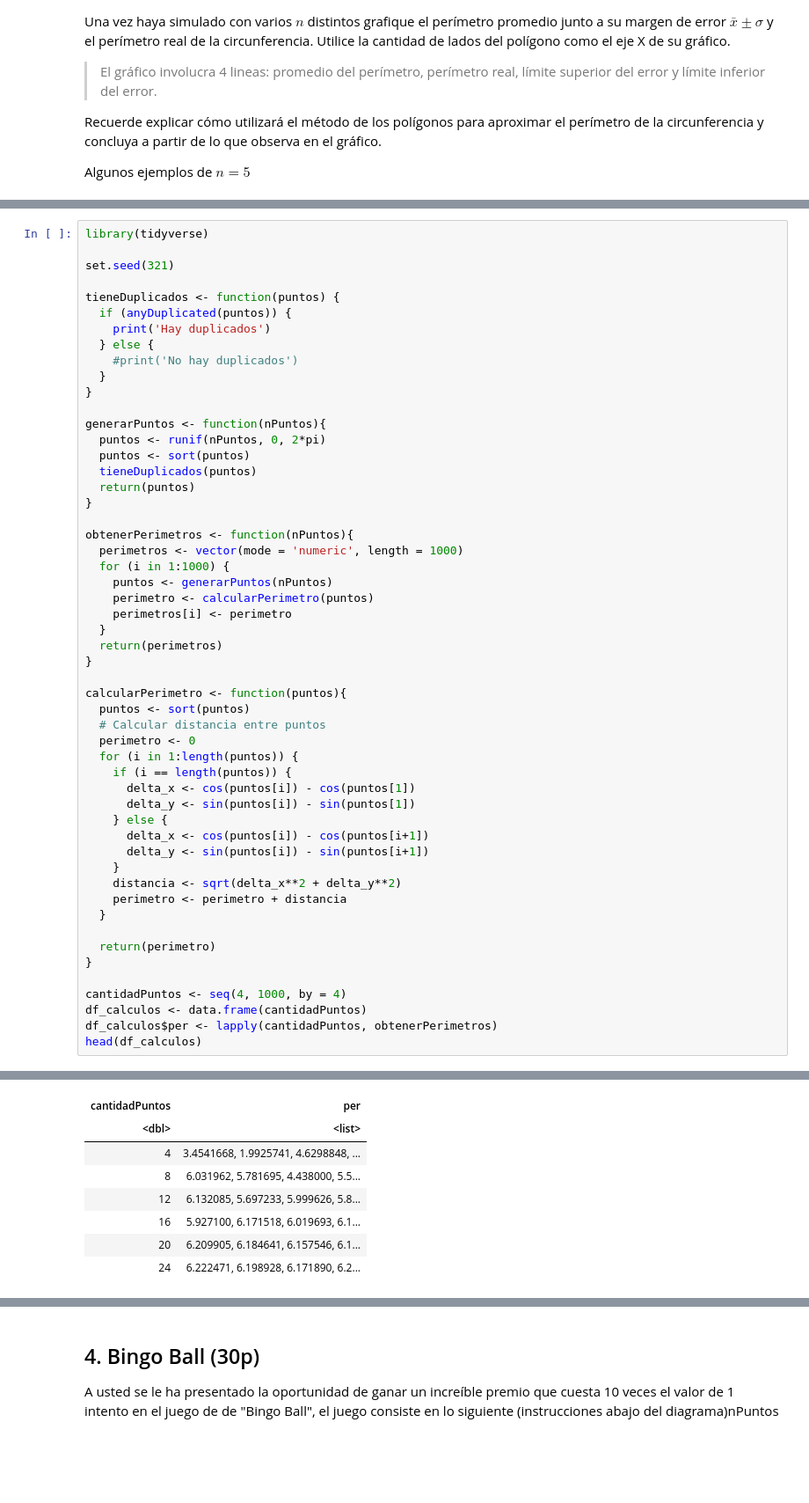
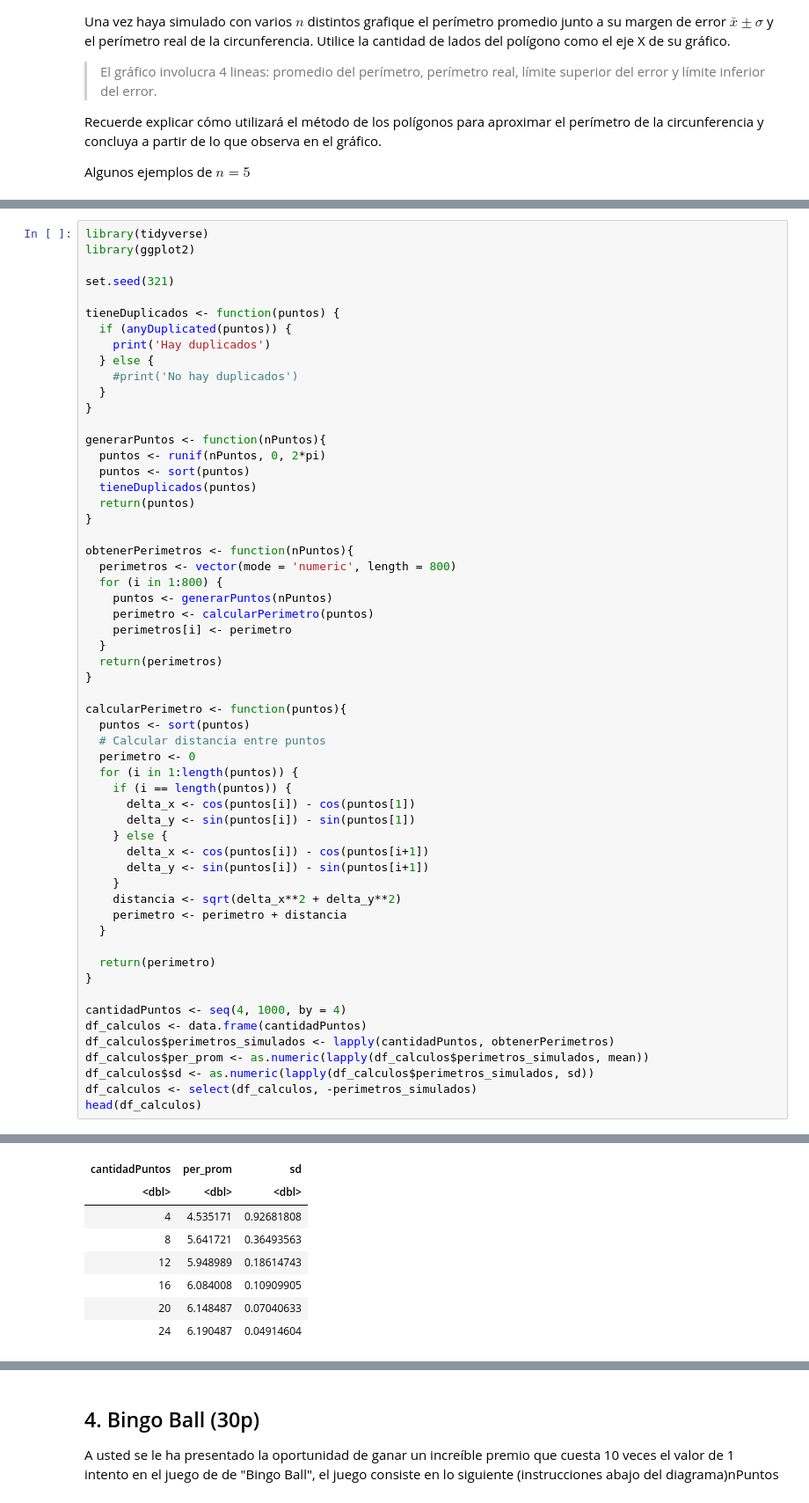
Before and after one commit to jpjorquera/Lab1-Estaca, a Jupyter notebook: Laboratorio 1.ipynb, the cells around one changed output, grey strips where cells are left out. Shown at 88% size. Drawn from its saved outputs; the diff is of its cells as text; blank space fills up the shorter version.

```diff
--- a/Laboratorio 1.ipynb
+++ b/Laboratorio 1.ipynb
@@ -159,6 +159,7 @@ Algunos ejemplos de $n = 5$
 Para facilitar la construcción del polígono se sugiere generar los $n$ puntos y luego conectarlos en sentido antihorario/horario.
 # %%
 library(tidyverse)
+library(ggplot2)
 
 set.seed(321)
 
@@ -178,8 +179,8 @@ generarPuntos <- function(nPuntos){
 }
 
 obtenerPerimetros <- function(nPuntos){
-  perimetros <- vector(mode = 'numeric', length = 1000)
-  for (i in 1:1000) {
+  perimetros <- vector(mode = 'numeric', length = 800)
+  for (i in 1:800) {
     puntos <- generarPuntos(nPuntos)
     perimetro <- calcularPerimetro(puntos)
     perimetros[i] <- perimetro
@@ -208,7 +209,10 @@ calcularPerimetro <- function(puntos){
 
 cantidadPuntos <- seq(4, 1000, by = 4)
 df_calculos <- data.frame(cantidadPuntos)
-df_calculos$per <- lapply(cantidadPuntos, obtenerPerimetros)
+df_calculos$perimetros_simulados <- lapply(cantidadPuntos, obtenerPerimetros)
+df_calculos$per_prom <- as.numeric(lapply(df_calculos$perimetros_simulados, mean))
+df_calculos$sd <- as.numeric(lapply(df_calculos$perimetros_simulados, sd))
+df_calculos <- select(df_calculos, -perimetros_simulados)
 head(df_calculos)
 # %% [output]
 [1] "Hay duplicados"
@@ -225,8 +226,8 @@ A data.frame: 6 × 2
-| cantidadPuntos | per |
-| <dbl> | <list> |
-| 4 | 3.4541668, 1.9925741, 4.6298848, ... |
-| 8 | 6.031962, 5.781695, 4.438000, 5.5... |
-| 12 | 6.132085, 5.697233, 5.999626, 5.8... |
-| 16 | 5.927100, 6.171518, 6.019693, 6.1... |
-| 20 | 6.209905, 6.184641, 6.157546, 6.1... |
-| 24 | 6.222471, 6.198928, 6.171890, 6.2... |
+| cantidadPuntos | per_prom | sd |
+| <dbl> | <dbl> | <dbl> |
+| 4 | 4.535171 | 0.92681808 |
+| 8 | 5.641721 | 0.36493563 |
+| 12 | 5.948989 | 0.18614743 |
+| 16 | 6.084008 | 0.10909905 |
+| 20 | 6.148487 | 0.07040633 |
+| 24 | 6.190487 | 0.04914604 |
```
Also changed, not shown: parts of 4 cells of this notebook.
